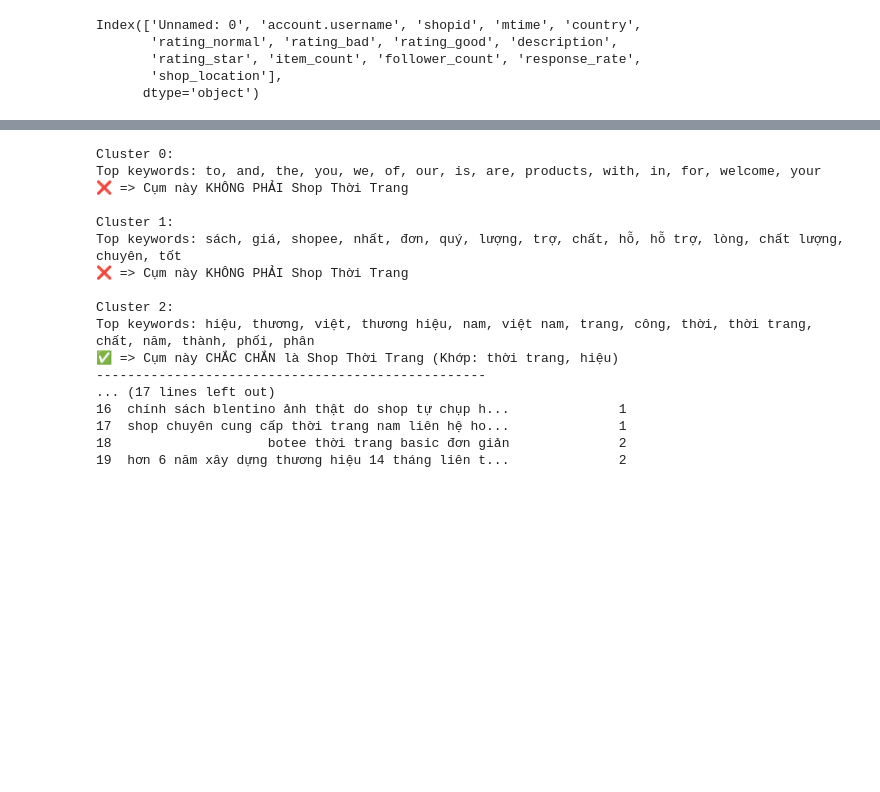
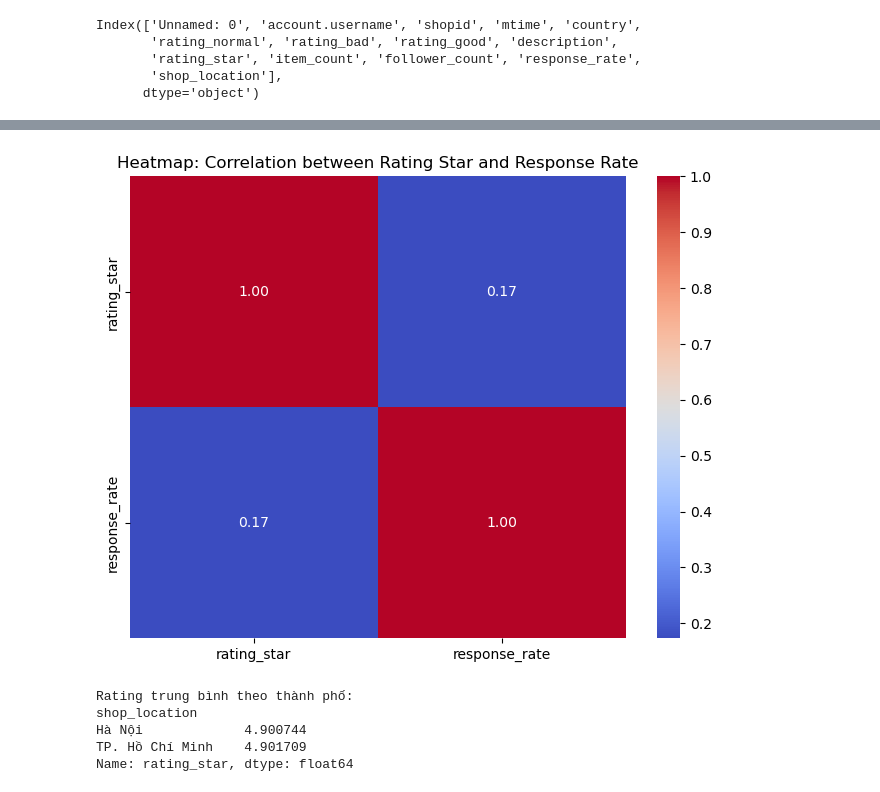
Before and after one commit to nguyendao16/ams1-ady, a Jupyter notebook: shop.ipynb, the cells around one changed output, grey strips where cells are left out. Drawn from its saved outputs; the diff is of its cells as text; code cells hidden in the pictures; blank space fills up the shorter version.

```diff
--- a/shop.ipynb
+++ b/shop.ipynb
@@ -91,25 +95,23 @@ memory usage: 162.0+ KB
-# %%
-from k_means import k_means
-
-descriptions = data['description'].fillna('').astype(str).tolist()
-labels = k_means(descriptions)
-data['cluster_label'] = labels
-print(data[['description', 'cluster_label']].head(20))
-# %% [output]
-Cluster 0:
-Top keywords: to, and, the, you, we, of, our, is, are, products, with, in, for, welcome, your
-❌ => Cụm này KHÔNG PHẢI Shop Thời Trang
-
-Cluster 1:
-Top keywords: sách, giá, shopee, nhất, đơn, quý, lượng, trợ, chất, hỗ, hỗ trợ, lòng, chất lượng, chuyên, tốt
-❌ => Cụm này KHÔNG PHẢI Shop Thời Trang
-
-Cluster 2:
-Top keywords: hiệu, thương, việt, thương hiệu, nam, việt nam, trang, công, thời, thời trang, chất, năm, thành, phối, phân
-✅ => Cụm này CHẮC CHẮN là Shop Thời Trang (Khớp: thời trang, hiệu)
---------------------------------------------------
-... (17 lines left out)
-16  chính sách blentino ảnh thật do shop tự chụp h...              1
-17  shop chuyên cung cấp thời trang nam liên hệ ho...              1
-18                    botee thời trang basic đơn giản              2
-19  hơn 6 năm xây dựng thương hiệu 14 tháng liên t...              2
+# %%
+# --- PHÂN TÍCH 1: Tương quan giữa Response Rate và Rating Star ---
+plt.figure(figsize=(8, 6))
+correlation_data = data[['rating_star', 'response_rate']].dropna()
+sns.heatmap(correlation_data.corr(), annot=True, cmap='coolwarm', fmt=".2f")
+plt.title('Heatmap: Correlation between Rating Star and Response Rate')
+plt.show()
+# %% [output]
+[figure, added]
+# %%
+# --- PHÂN TÍCH 2: So sánh Hà Nội vs TP. Hồ Chí Minh ---
+# Lọc dữ liệu cho 2 thành phố chính
+city_comparison = data[data['shop_location'].isin(['Hà Nội', 'TP. Hồ Chí Minh'])]
+avg_rating_city = city_comparison.groupby('shop_location')['rating_star'].mean()
+
+print("Rating trung bình theo thành phố:")
+print(avg_rating_city)
+# %% [output]
+Rating trung bình theo thành phố:
+shop_location
+Hà Nội             4.900744
+TP. Hồ Chí Minh    4.901709
+Name: rating_star, dtype: float64
```
Also changed, not shown: parts of 11 cells of this notebook, 2 other files.
